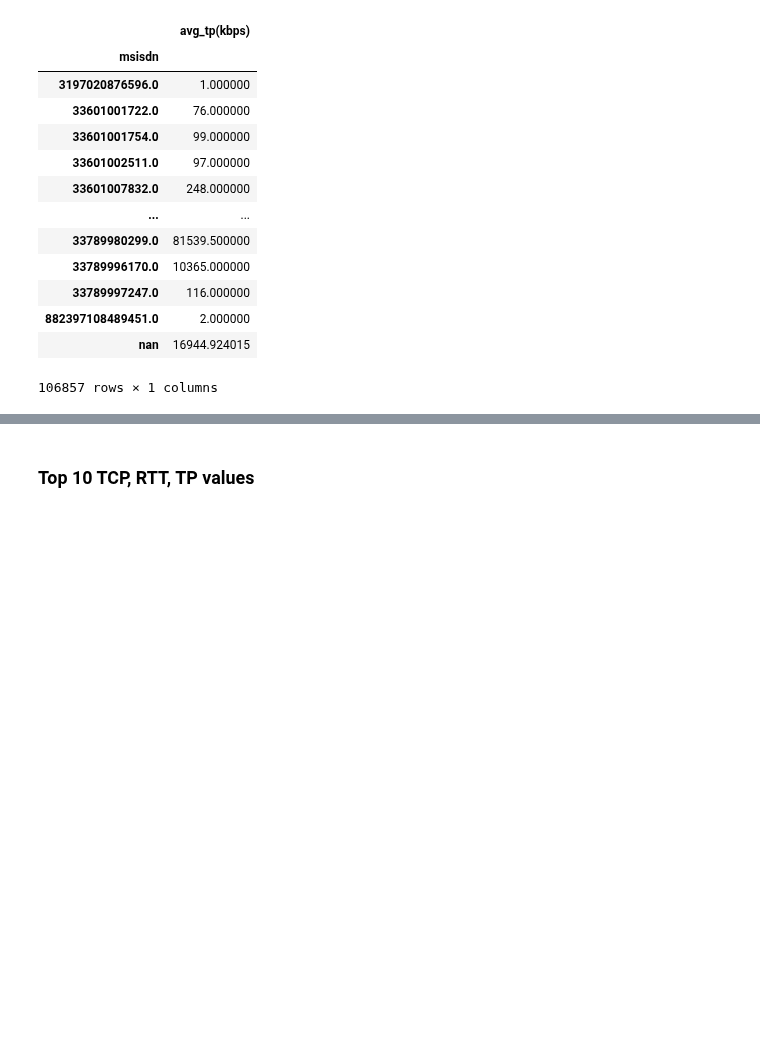
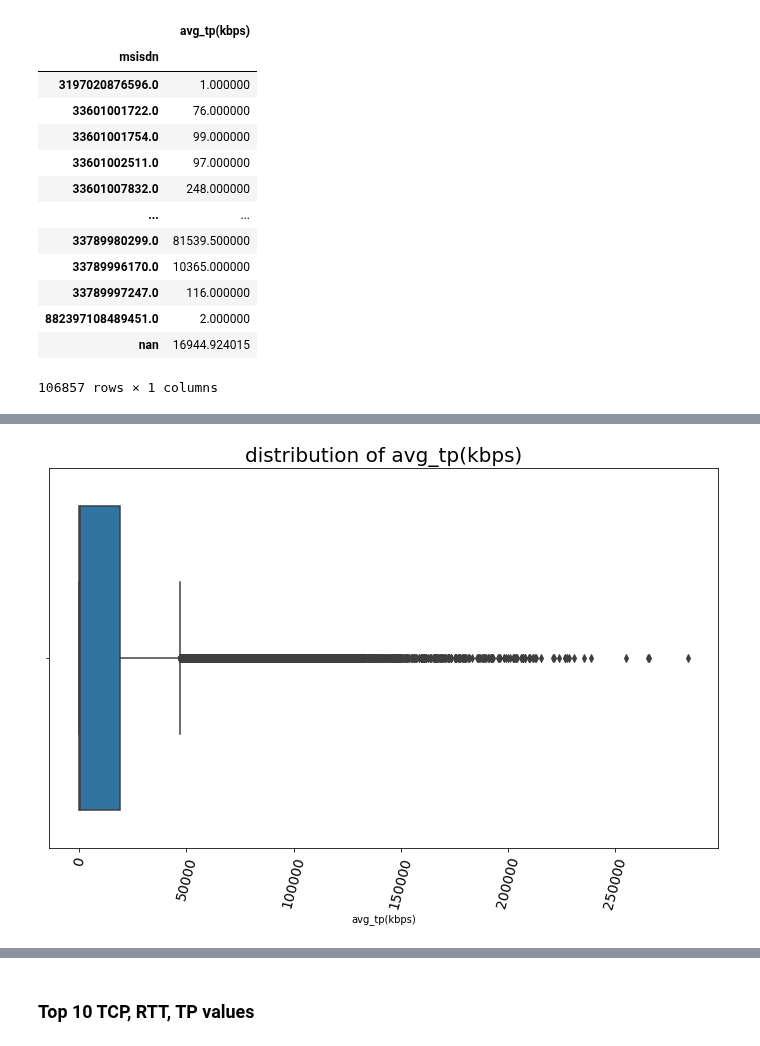
Before and after one commit to Nathnael12/Telecom_data_analysis, a Jupyter notebook: notebooks/UserExperienceAnalysis.ipynb, the cells around one changed output, grey strips where cells are left out. Cells and saved outputs as stored; diff of their text form; code cells hidden in the pictures; blank space fills up the shorter version.

```diff
--- a/notebooks/UserExperienceAnalysis.ipynb
+++ b/notebooks/UserExperienceAnalysis.ipynb
@@ -146,0 +176,5 @@ avg_tp
+# %%
+
+utility.plot_box(df=experience_by_customer,x_col="avg_tp(kbps)",title="distribution of avg_tp(kbps)")
+# %% [output]
+[figure, added]
```
Also changed, not shown: parts of 14 cells of this notebook, 2 other files.
